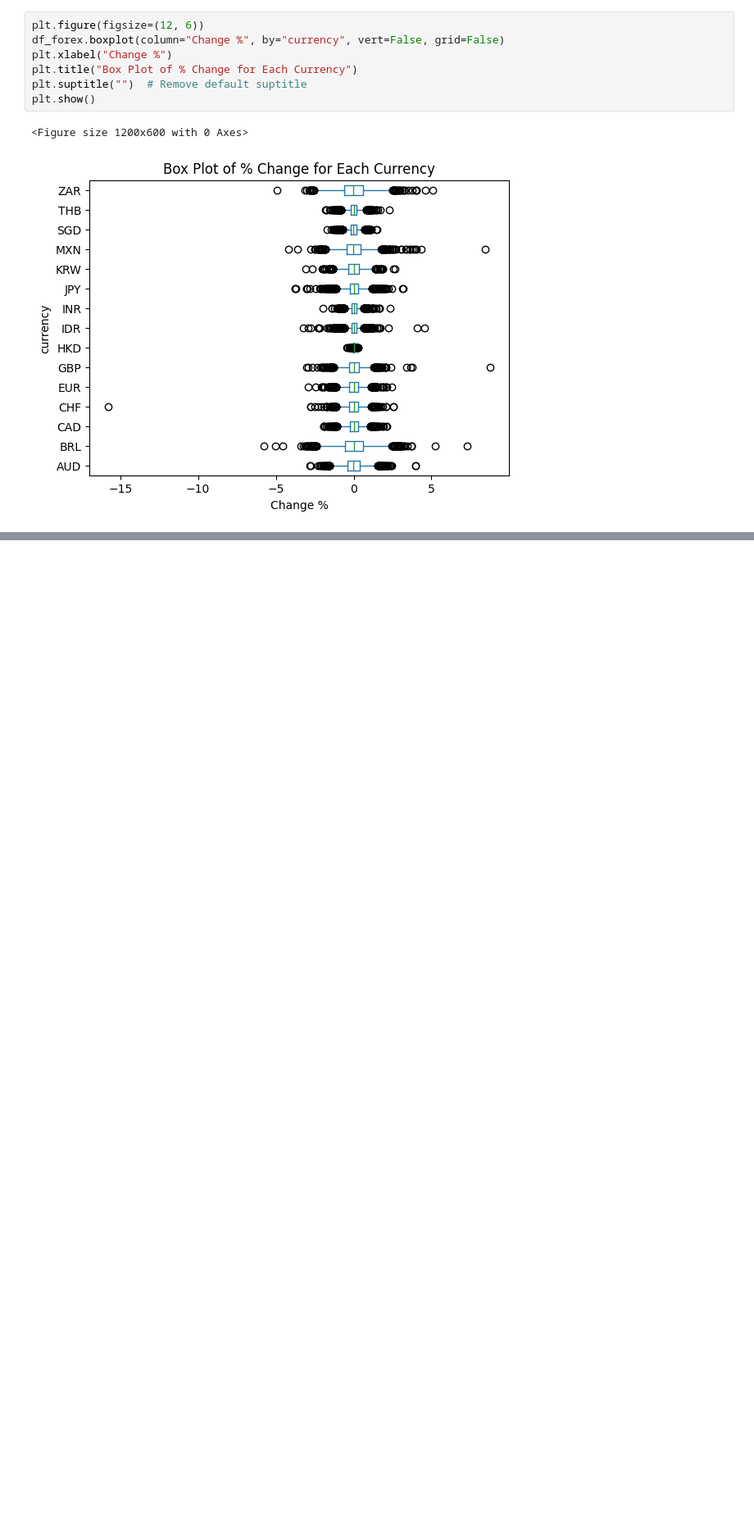
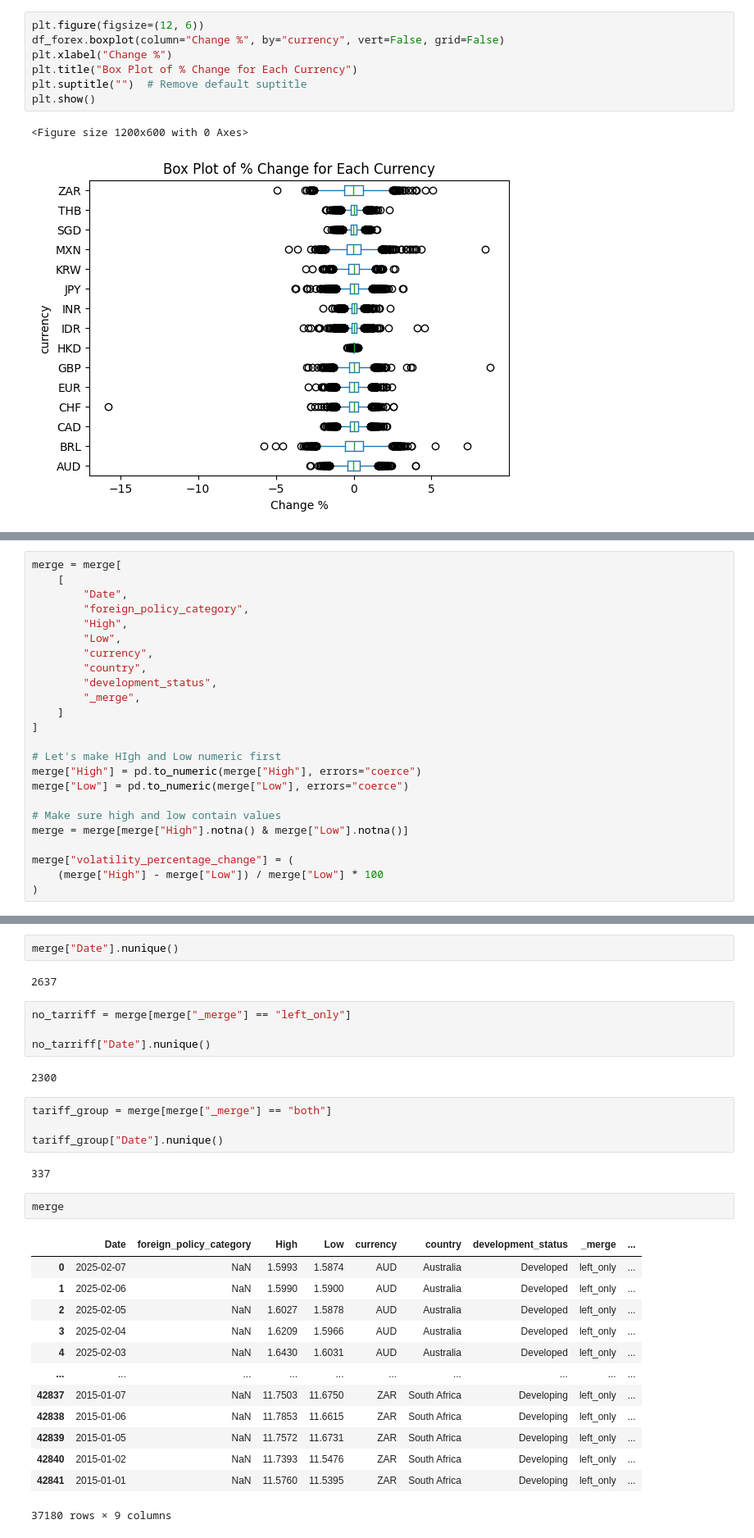
Before and after one commit to U1186204/Forex_Project, a Jupyter notebook: spwds_report_forex.ipynb, the cells around one changed output, grey strips where cells are left out. Shown at 82% size. Cells and saved outputs as stored; diff of their text form; blank space fills up the shorter version.

```diff
--- a/spwds_report_forex.ipynb
+++ b/spwds_report_forex.ipynb
@@ -167,0 +309,24 @@ plt.show()
+# %%
+merge = merge[
+    [
+        "Date",
+        "foreign_policy_category",
+        "High",
+        "Low",
+        "currency",
+        "country",
+        "development_status",
+        "_merge",
+    ]
+]
+
+# Let's make HIgh and Low numeric first
+merge["High"] = pd.to_numeric(merge["High"], errors="coerce")
+merge["Low"] = pd.to_numeric(merge["Low"], errors="coerce")
+
+# Make sure high and low contain values
+merge = merge[merge["High"].notna() & merge["Low"].notna()]
+
+merge["volatility_percentage_change"] = (
+    (merge["High"] - merge["Low"]) / merge["Low"] * 100
+)
@@ -167,0 +344,32 @@ plt.show()
+# %%
+merge["Date"].nunique()
+# %% [output]
+2637
+# %%
+no_tarriff = merge[merge["_merge"] == "left_only"]
+
+no_tarriff["Date"].nunique()
+# %% [output]
+2300
+# %%
+tariff_group = merge[merge["_merge"] == "both"]
+
+tariff_group["Date"].nunique()
+# %% [output]
+337
+# %%
+merge
+# %% [output]
+|  | Date | foreign_policy_category | High | Low | currency | country | development_status | _merge | ... |
+| 0 | 2025-02-07 | NaN | 1.5993 | 1.5874 | AUD | Australia | Developed | left_only | ... |
+| 1 | 2025-02-06 | NaN | 1.5990 | 1.5900 | AUD | Australia | Developed | left_only | ... |
+| 2 | 2025-02-05 | NaN | 1.6027 | 1.5878 | AUD | Australia | Developed | left_only | ... |
+| 3 | 2025-02-04 | NaN | 1.6209 | 1.5966 | AUD | Australia | Developed | left_only | ... |
+| 4 | 2025-02-03 | NaN | 1.6430 | 1.6031 | AUD | Australia | Developed | left_only | ... |
+| ... | ... | ... | ... | ... | ... | ... | ... | ... | ... |
+| 42837 | 2015-01-07 | NaN | 11.7503 | 11.6750 | ZAR | South Africa | Developing | left_only | ... |
+| 42838 | 2015-01-06 | NaN | 11.7853 | 11.6615 | ZAR | South Africa | Developing | left_only | ... |
+| 42839 | 2015-01-05 | NaN | 11.7572 | 11.6731 | ZAR | South Africa | Developing | left_only | ... |
+| 42840 | 2015-01-02 | NaN | 11.7393 | 11.5476 | ZAR | South Africa | Developing | left_only | ... |
+| 42841 | 2015-01-01 | NaN | 11.5760 | 11.5395 | ZAR | South Africa | Developing | left_only | ... |
+37180 rows × 9 columns
```
Also changed, not shown: parts of 31 cells of this notebook, 2 other files.
